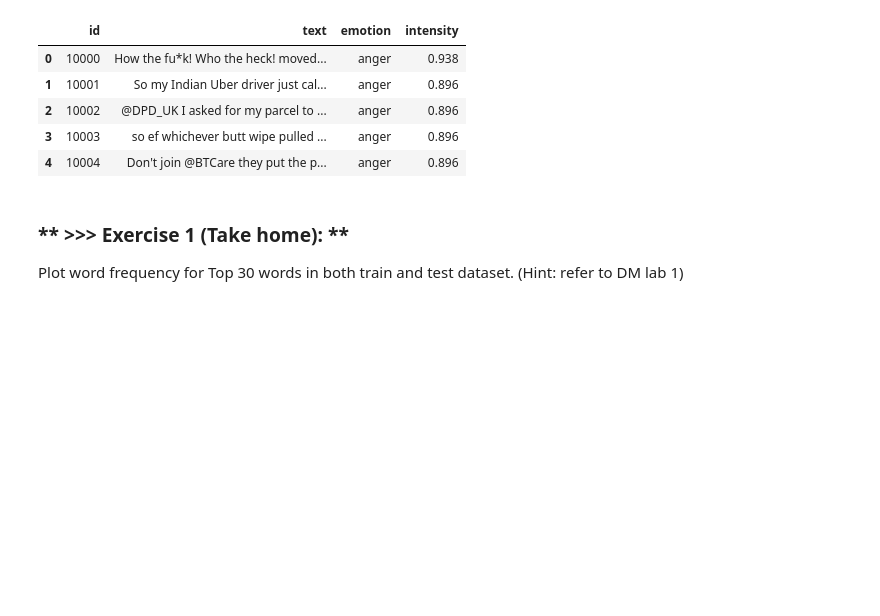
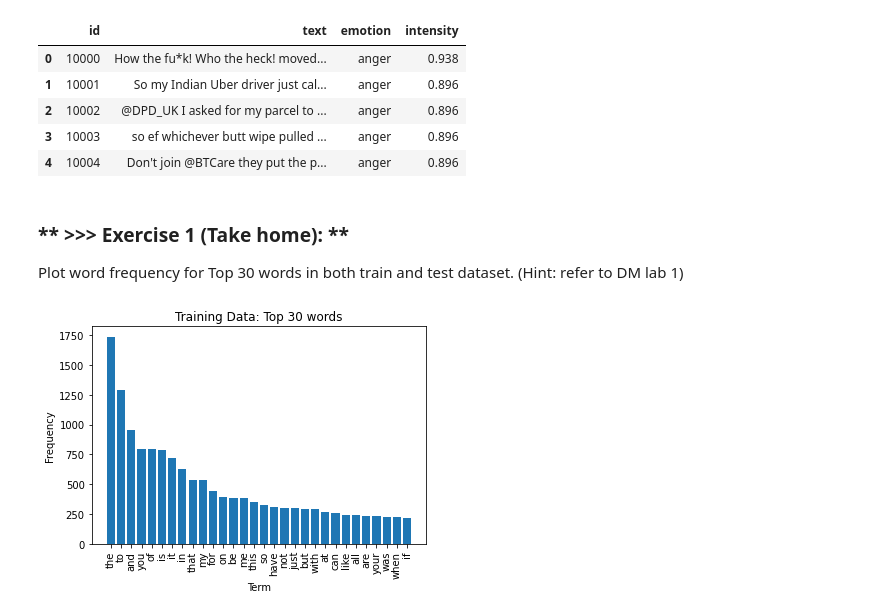
Before and after one commit to szlee118/DM2021-Lab2-HW2, a Jupyter notebook: DM2021-Lab2-Homework.ipynb, the cells around one changed output. Cells and saved outputs as stored; diff of their text form; code cells hidden in the pictures; blank space fills up the shorter version.

```diff
--- a/DM2021-Lab2-Homework.ipynb
+++ b/DM2021-Lab2-Homework.ipynb
@@ -78,3 +78,27 @@ test_df = test_df.sample(frac=1)
 # %% [markdown]
 ### ** >>> Exercise 1 (Take home): **
 Plot word frequency for Top 30 words in both train and test dataset. (Hint: refer to DM lab 1)
+# %%
+import numpy as np
+import matplotlib.pyplot as plt
+from sklearn.feature_extraction.text import CountVectorizer
+num = 30
+count_vect = CountVectorizer()
+# %%
+train_counts = count_vect.fit_transform(train_df.text)
+term_frequencies = train_counts.toarray().sum(axis=0)
+
+top_30_words = []
+sorted_index = np.argsort(term_frequencies)[::-1][:num]
+for i in sorted_index:
+    top_30_words.append(count_vect.get_feature_names_out()[i])
+sorted_freq = term_frequencies[sorted_index]
+
+plt.title('Training Data: Top 30 words')
+plt.bar(top_30_words, sorted_freq)
+plt.xlabel('Term')
+plt.ylabel('Frequency')
+plt.xticks(rotation=90)
+plt.show()
+# %% [output]
+[figure, added]
```
Also changed, not shown: parts of 1 cell of this notebook.
